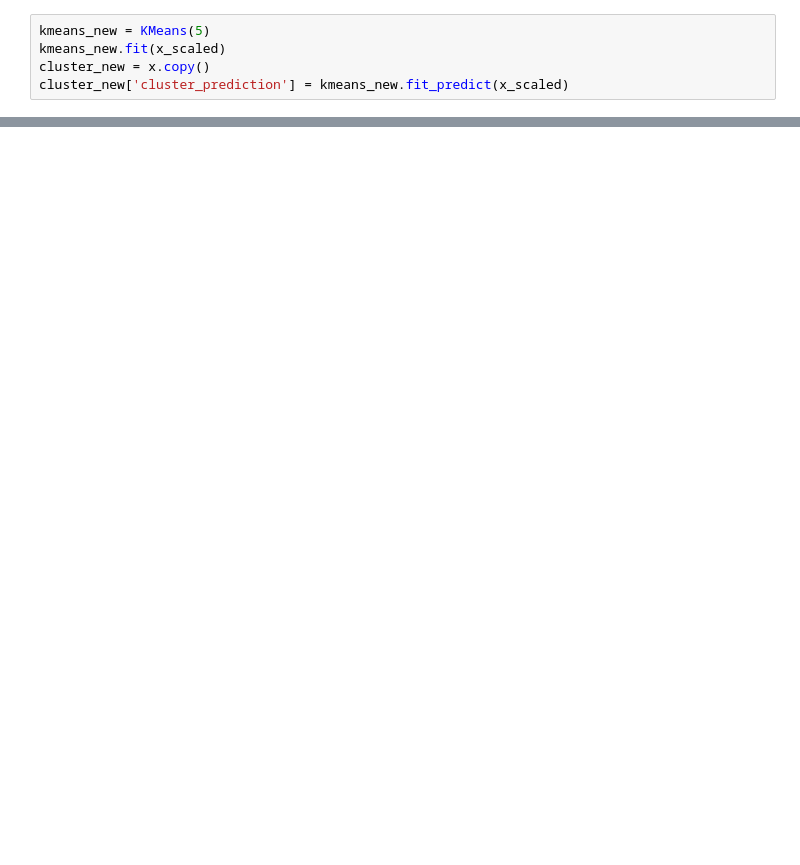
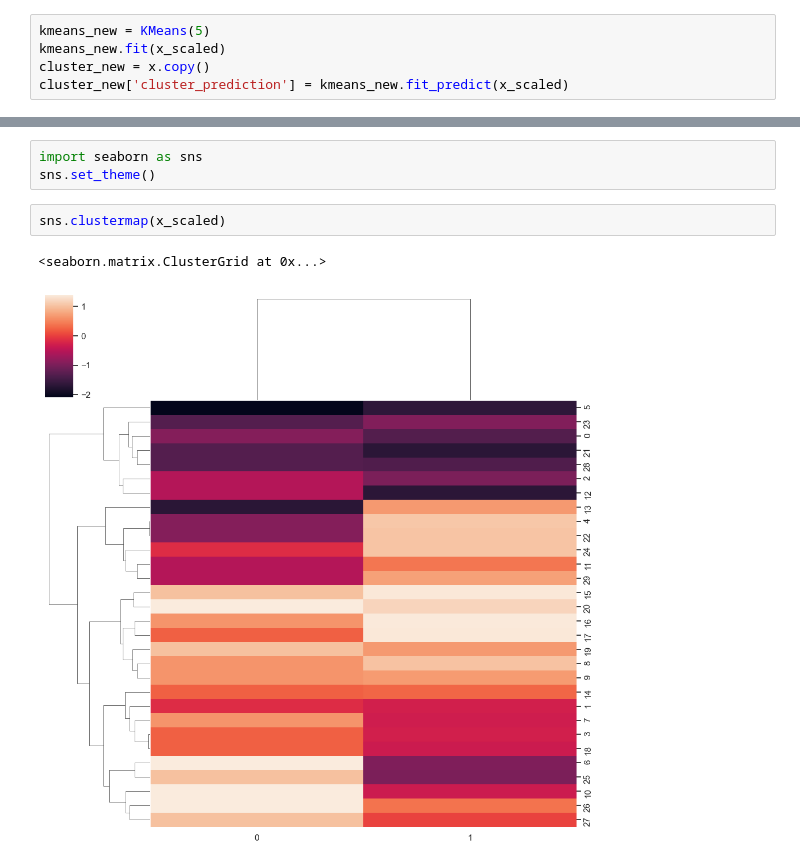
Before and after one commit to Kyotun/ML, a Jupyter notebook: loyalty-satisfaction/main.ipynb, the cells around one changed output, grey strips where cells are left out. Cells and saved outputs as stored; diff of their text form; blank space fills up the shorter version.

Commit message:
Loyalty satisfaction project: Added section -> create cluster map

```diff
--- a/loyalty-satisfaction/main.ipynb
+++ b/loyalty-satisfaction/main.ipynb
@@ -211,0 +234,8 @@ Text(0, 0.5, 'Loyalty')
+# %%
+import seaborn as sns
+sns.set_theme()
+# %%
+sns.clustermap(x_scaled)
+# %% [output]
+<seaborn.matrix.ClusterGrid at 0x...>
+[figure, added]
```
Also changed, not shown: parts of 11 cells of this notebook.
